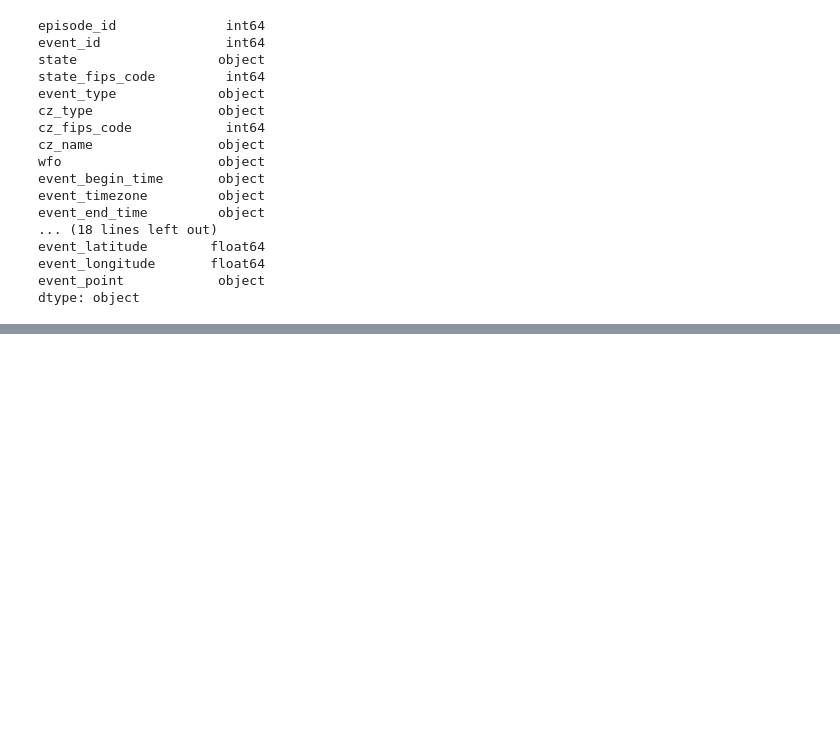
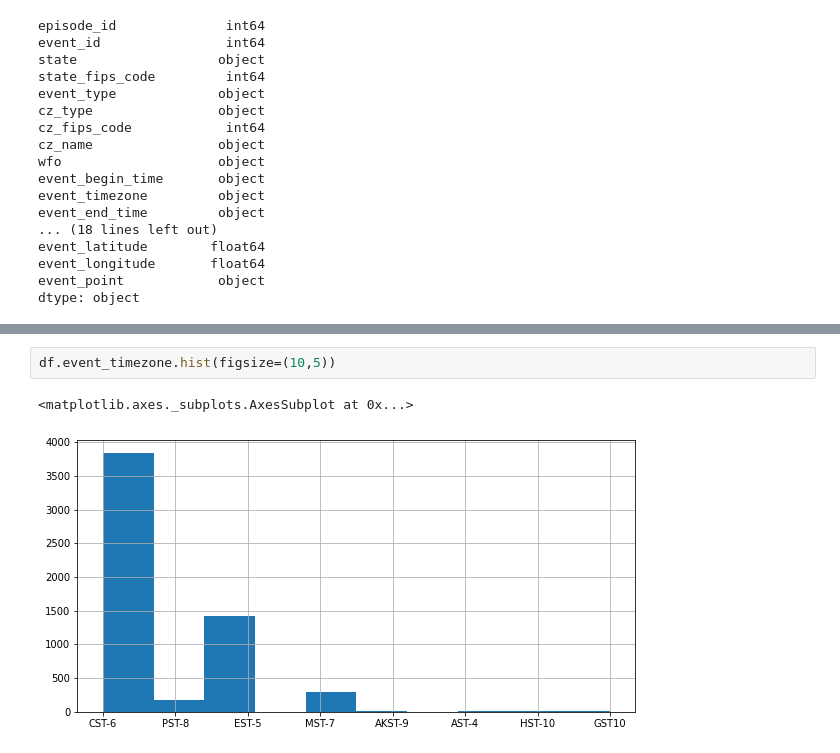
Before and after one commit to siliang625/projectX, a Jupyter notebook: dataset2_eda.ipynb, the cells around one changed output, grey strips where cells are left out. Drawn from its saved outputs; the diff is of its cells as text; blank space fills up the shorter version.

```diff
--- a/dataset2_eda.ipynb
+++ b/dataset2_eda.ipynb
@@ -75,0 +93,5 @@ dtype: object
+# %%
+df.event_timezone.hist(figsize=(10,5))
+# %% [output]
+<matplotlib.axes._subplots.AxesSubplot at 0x...>
+[figure, added]
```
Also changed, not shown: parts of 3 cells of this notebook.
